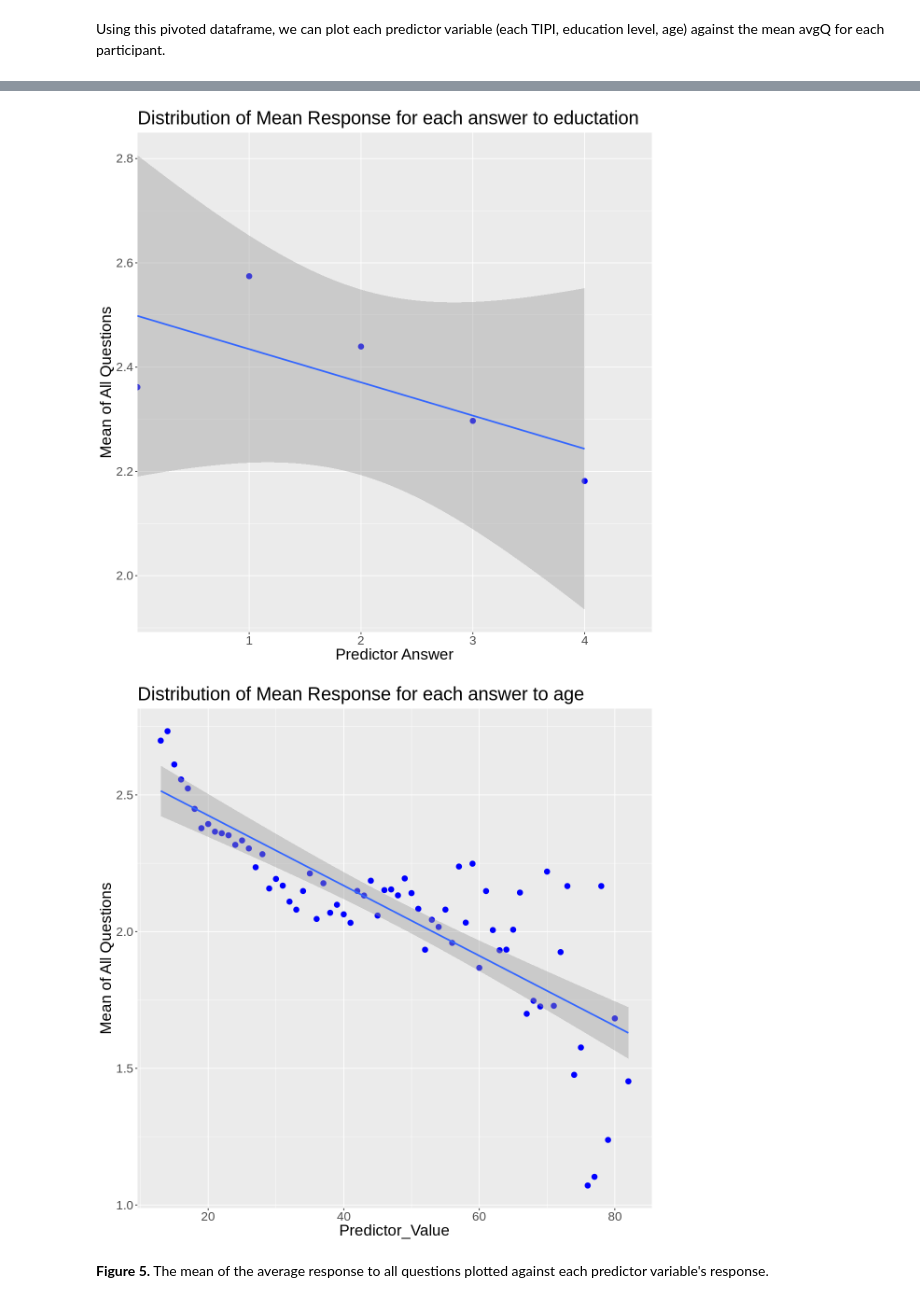
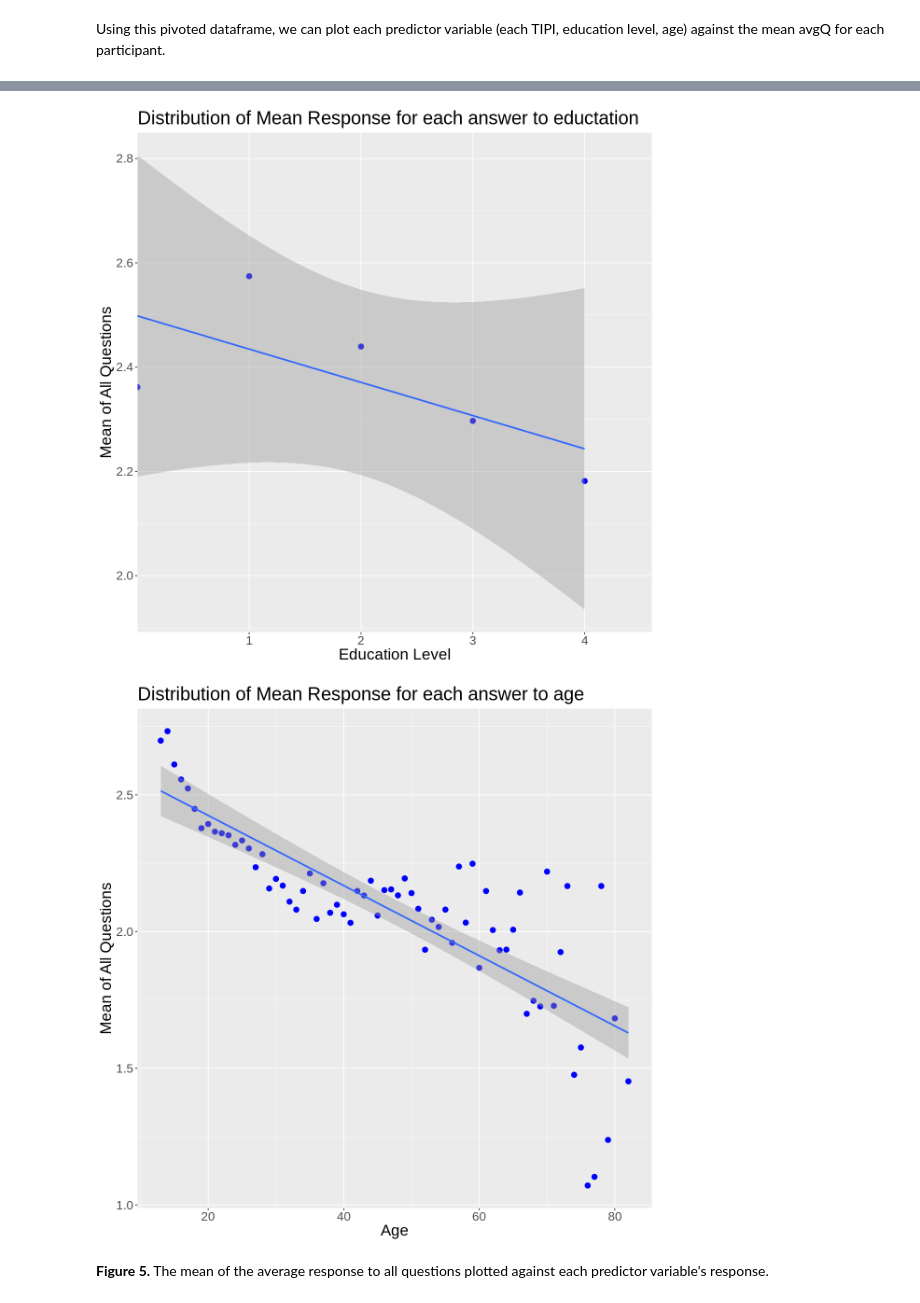
Before and after one commit to FionaC124/group-one-project, a Jupyter notebook: Final-Project.ipynb, the cells around one changed output, grey strips where cells are left out. Cells and saved outputs as stored; diff of their text form; code cells hidden in the pictures.

Commit message:
edited, referenced values, description of scale values

```diff
--- a/Final-Project.ipynb
+++ b/Final-Project.ipynb
@@ -375,37 +393,37 @@ summary_edu <- summary_table %>% filter(Predictor == "education")
 
 education_dist <- ggplot(summary_edu, aes(x = Predictor_Value, y = mean)) +
                         geom_point(color='blue', size=3) +
                         geom_smooth(formula = y ~ x, method = "lm") +
                         labs(y = "Mean of All Questions") +
-                        scale_x_discrete(name ="Predictor Answer", limits=c("1","2","3","4")) +
+                        scale_x_discrete(name ="Education Level", limits=c("1","2","3","4")) +
                         theme(text = element_text(size = 20)) +
                         ggtitle(paste("Distribution of Mean Response for each answer to eductation"))
 
 summary_age <- summary_table %>% filter(Predictor == "age")
 
 age_dist <- ggplot(summary_age, aes(x = Predictor_Value, y = mean)) +
                         geom_point(color='blue', size=3) +
                         geom_smooth(formula = y ~ x, method = "lm") +
-                        labs(y = "Mean of All Questions") +
+                        labs(x = "Age", y = "Mean of All Questions") +
                         theme(text = element_text(size = 20)) +
                         ggtitle(paste("Distribution of Mean Response for each answer to age"))
 
 education_dist
 
 age_dist
 # %% [output]
 [figure]
 [figure]
 [figure]
 [figure]
 [figure]
 [figure]
 [figure]
 [figure]
 [figure]
 [figure]
-[figure, old version]
+[figure, new version]
-[figure, old version]
+[figure, new version]
 # %% [markdown]
 **Figure 5.** The mean of the average response to all questions plotted against each predictor variable's response.
 # %% [markdown]
```
Also changed, not shown: parts of 13 cells of this notebook.
